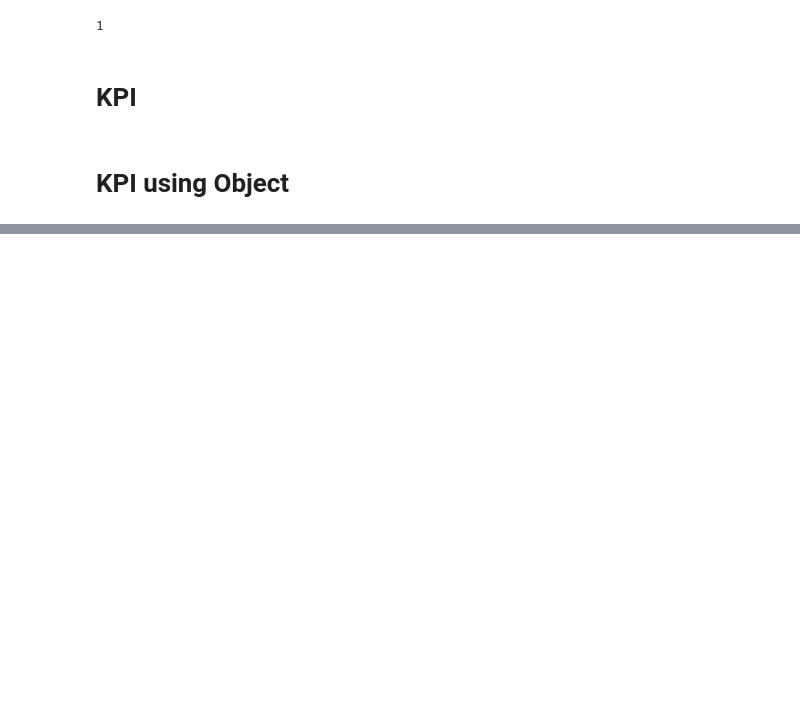
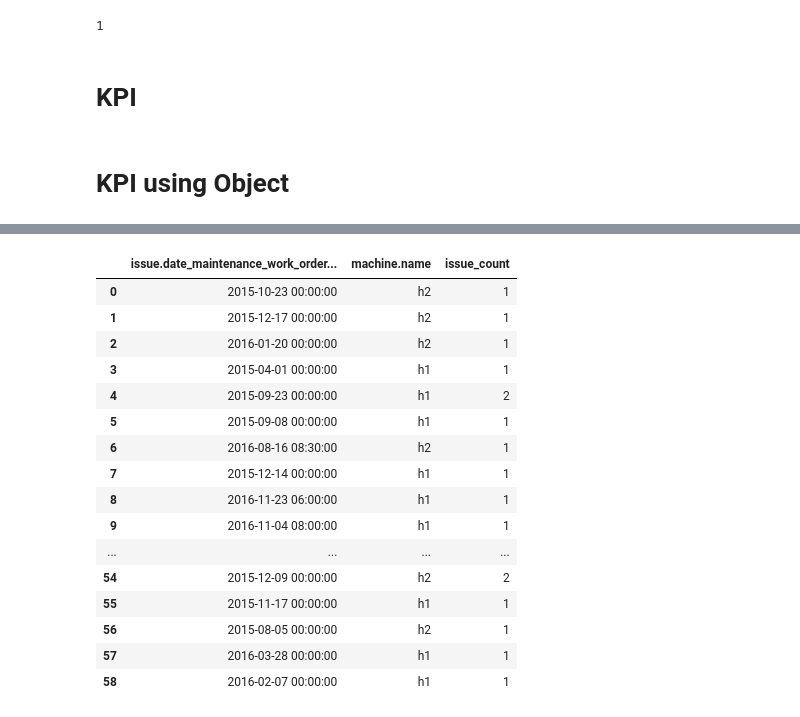
Before and after one commit to usnistgov/nestor, a Jupyter notebook: DatabaseStorage/Program/Main.ipynb, the cells around one changed output, grey strips where cells are left out. Cells and saved outputs as stored; diff of their text form; code cells hidden in the pictures; blank space fills up the shorter version.

```diff
--- a/DatabaseStorage/Program/Main.ipynb
+++ b/DatabaseStorage/Program/Main.ipynb
@@ -217,0 +264,20 @@ df
+# %%
+dataframe
+# %% [output]
+|  | issue.date_maintenance_work_order... | machine.name | issue_count |
+| 0 | 2015-10-23 00:00:00 | h2 | 1 |
+| 1 | 2015-12-17 00:00:00 | h2 | 1 |
+| 2 | 2016-01-20 00:00:00 | h2 | 1 |
+| 3 | 2015-04-01 00:00:00 | h1 | 1 |
+| 4 | 2015-09-23 00:00:00 | h1 | 2 |
+| 5 | 2015-09-08 00:00:00 | h1 | 1 |
+| 6 | 2016-08-16 08:30:00 | h2 | 1 |
+| 7 | 2015-12-14 00:00:00 | h1 | 1 |
+| 8 | 2016-11-23 06:00:00 | h1 | 1 |
+| 9 | 2016-11-04 08:00:00 | h1 | 1 |
+| ... | ... | ... | ... |
+| 54 | 2015-12-09 00:00:00 | h2 | 2 |
+| 55 | 2015-11-17 00:00:00 | h1 | 1 |
+| 56 | 2015-08-05 00:00:00 | h2 | 1 |
+| 57 | 2016-03-28 00:00:00 | h1 | 1 |
+| 58 | 2016-02-07 00:00:00 | h1 | 1 |
```
Also changed, not shown: parts of 14 cells of this notebook, 2 other files.
